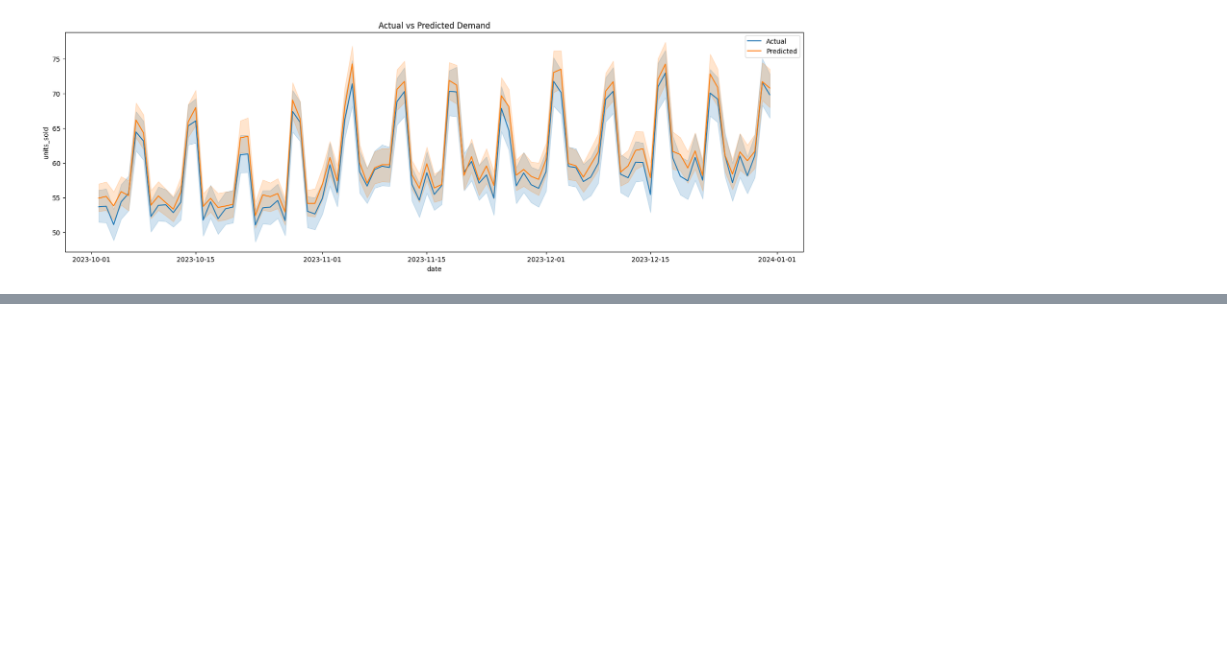
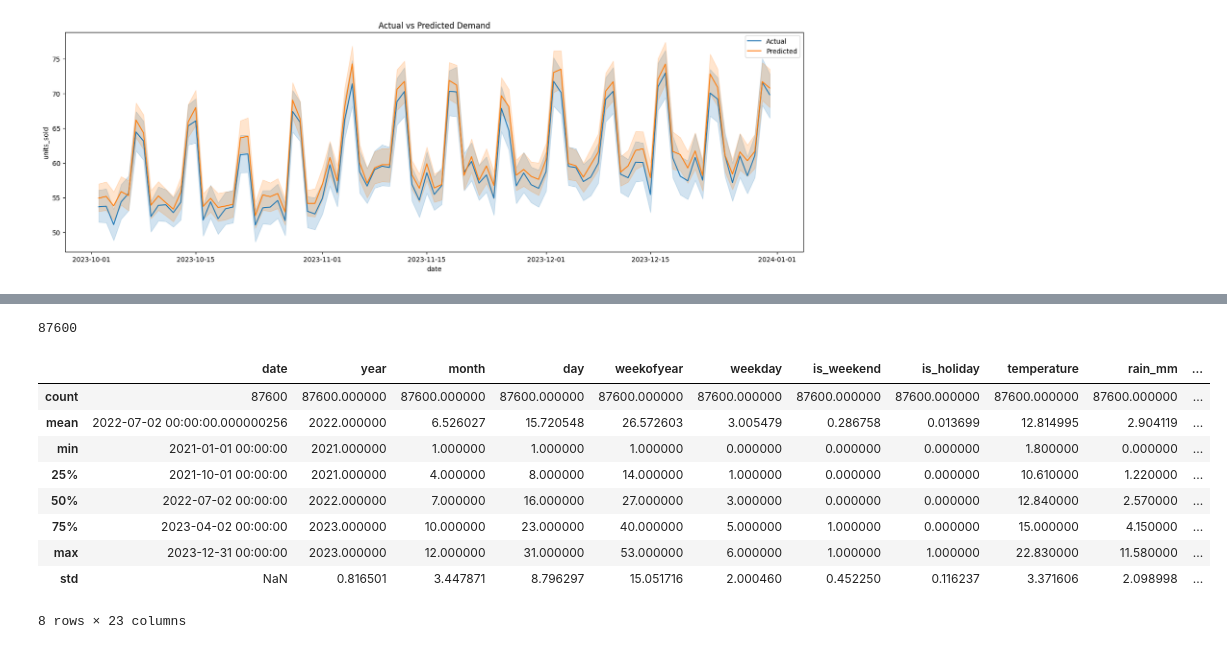
Before and after one commit to trngnneee/Datastorm, a Jupyter notebook: notebook/main.ipynb, the cells around one changed output, grey strips where cells are left out. Cells and saved outputs as stored; diff of their text form; code cells hidden in the pictures; blank space fills up the shorter version.

```diff
--- a/notebook/main.ipynb
+++ b/notebook/main.ipynb
@@ -21,9 +21,9 @@ Requirement already satisfied: puremagic in ./.venv/lib/python3.12/site-packages
 # %%
 import pandas as pd
 
-data_path =  "data/r2/Retail/FMCG Multi-Country Sales Dataset/fmcg_sales_3years_1M_rows.csv"
-data_train_path = "data/r2/Retail/FMCG Multi-Country Sales Dataset/train.csv"
-data_target_path = "data/r2/Retail/FMCG Multi-Country Sales Dataset/target.csv"
+data_path =  "../data/r2/full.csv"
+data_train_path = "../data/r2/train.csv"
+data_target_path = "../data/r2/target.csv"
 # %%
 def load_data(file_path):
     df = pd.read_csv(file_path)
@@ -143,0 +238,20 @@ Model saved successfully!
+# %%
+print(80*365*3)
+# %% [output]
+87600
+# %%
+df = load_data(data_path)
+
+df_temp = df[df['store_id'] == "STORE0001"]
+df_temp.describe()
+# %% [output]
+|  | date | year | month | day | weekofyear | weekday | is_weekend | is_holiday | temperature | rain_mm | ... |
+| count | 87600 | 87600.000000 | 87600.000000 | 87600.000000 | 87600.000000 | 87600.000000 | 87600.000000 | 87600.000000 | 87600.000000 | 87600.000000 | ... |
+| mean | 2022-07-02 00:00:00.000000256 | 2022.000000 | 6.526027 | 15.720548 | 26.572603 | 3.005479 | 0.286758 | 0.013699 | 12.814995 | 2.904119 | ... |
+| min | 2021-01-01 00:00:00 | 2021.000000 | 1.000000 | 1.000000 | 1.000000 | 0.000000 | 0.000000 | 0.000000 | 1.800000 | 0.000000 | ... |
+| 25% | 2021-10-01 00:00:00 | 2021.000000 | 4.000000 | 8.000000 | 14.000000 | 1.000000 | 0.000000 | 0.000000 | 10.610000 | 1.220000 | ... |
+| 50% | 2022-07-02 00:00:00 | 2022.000000 | 7.000000 | 16.000000 | 27.000000 | 3.000000 | 0.000000 | 0.000000 | 12.840000 | 2.570000 | ... |
+| 75% | 2023-04-02 00:00:00 | 2023.000000 | 10.000000 | 23.000000 | 40.000000 | 5.000000 | 1.000000 | 0.000000 | 15.000000 | 4.150000 | ... |
+| max | 2023-12-31 00:00:00 | 2023.000000 | 12.000000 | 31.000000 | 53.000000 | 6.000000 | 1.000000 | 1.000000 | 22.830000 | 11.580000 | ... |
+| std | NaN | 0.816501 | 3.447871 | 8.796297 | 15.051716 | 2.000460 | 0.452250 | 0.116237 | 3.371606 | 2.098998 | ... |
+8 rows × 23 columns
```
Also changed, not shown: parts of 9 cells of this notebook, 11 other files.
